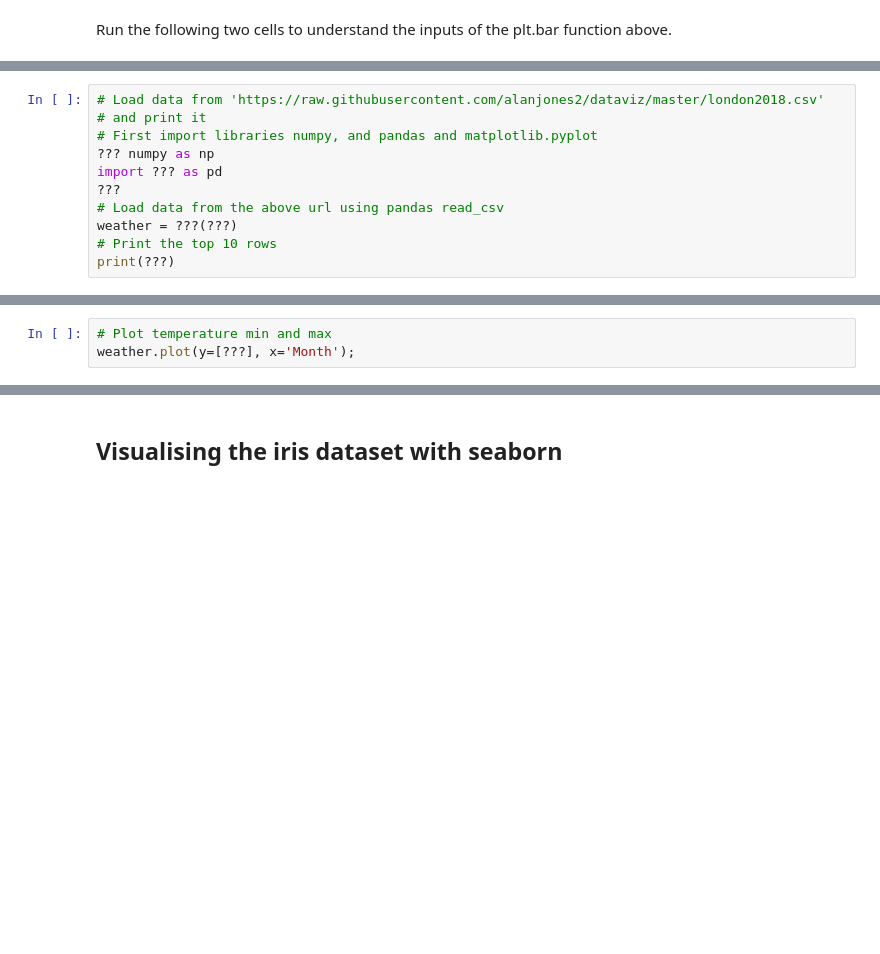
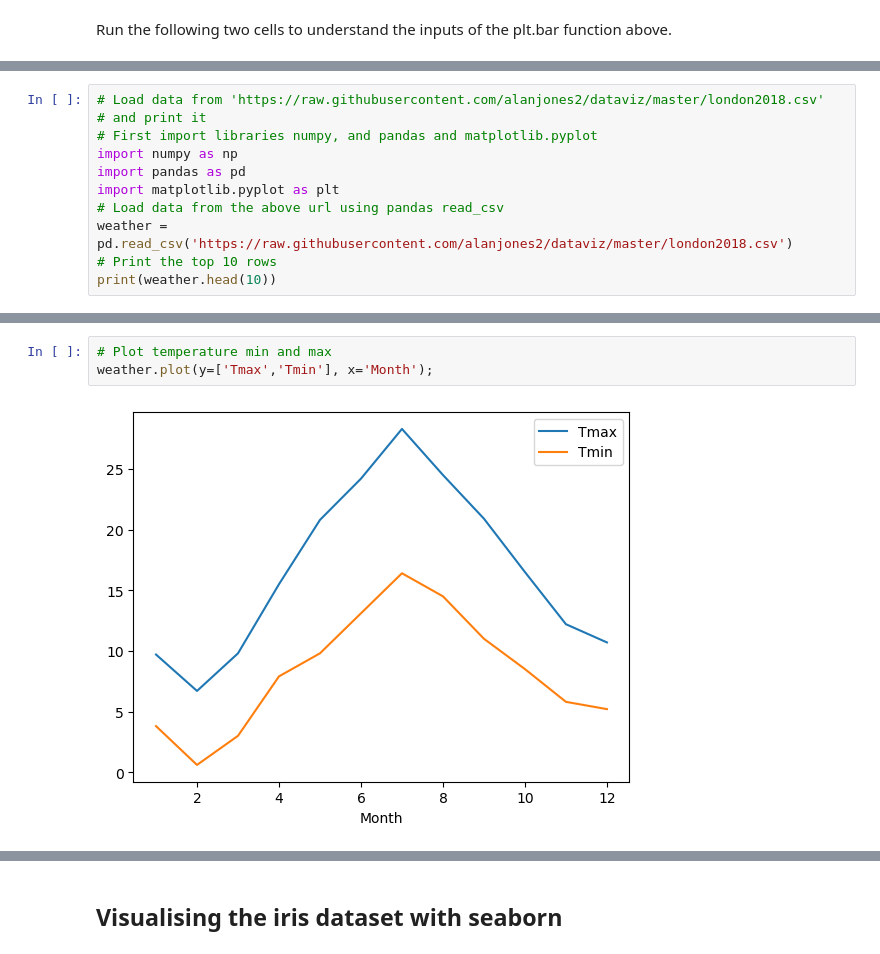
Before and after one commit to tien1807/IOD, a Jupyter notebook: Module 1/Labs 1/IOD_Lab-1.1.1.ipynb, the cells around one changed output, grey strips where cells are left out. Cells and saved outputs as stored; diff of their text form; blank space fills up the shorter version.

```diff
--- a/Module 1/Labs 1/IOD_Lab-1.1.1.ipynb
+++ b/Module 1/Labs 1/IOD_Lab-1.1.1.ipynb
@@ -160,10 +244,10 @@ plt.show()
 # Load data from 'https://raw.githubusercontent.com/alanjones2/dataviz/master/london2018.csv'
 # and print it
 # First import libraries numpy, and pandas and matplotlib.pyplot
-??? numpy as np
-import ??? as pd
-???
+import numpy as np
+import pandas as pd
+import matplotlib.pyplot as plt
 # Load data from the above url using pandas read_csv
-weather = ???(???)
+weather = pd.read_csv('https://raw.githubusercontent.com/alanjones2/dataviz/master/london2018.csv')
 # Print the top 10 rows
-print(???)
+print(weather.head(10))
@@ -173,5 +279,7 @@ print(???)
 # %%
 # Plot temperature min and max
-weather.plot(y=[???], x='Month');
+weather.plot(y=['Tmax','Tmin'], x='Month');
+# %% [output]
+[figure, added]
 # %%
 # Plot the rain as above
```
Also changed, not shown: parts of 22 cells of this notebook, 4 other files.
